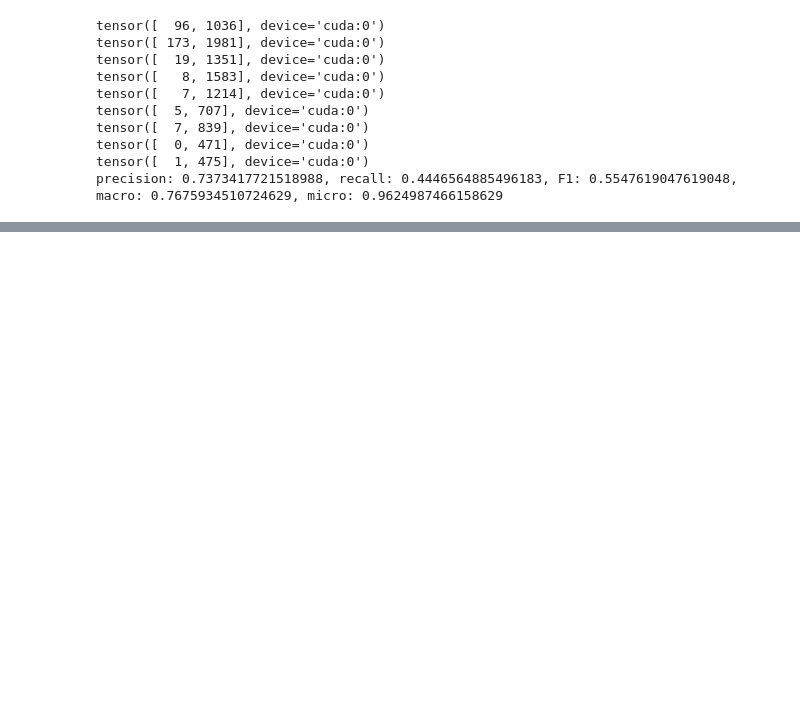
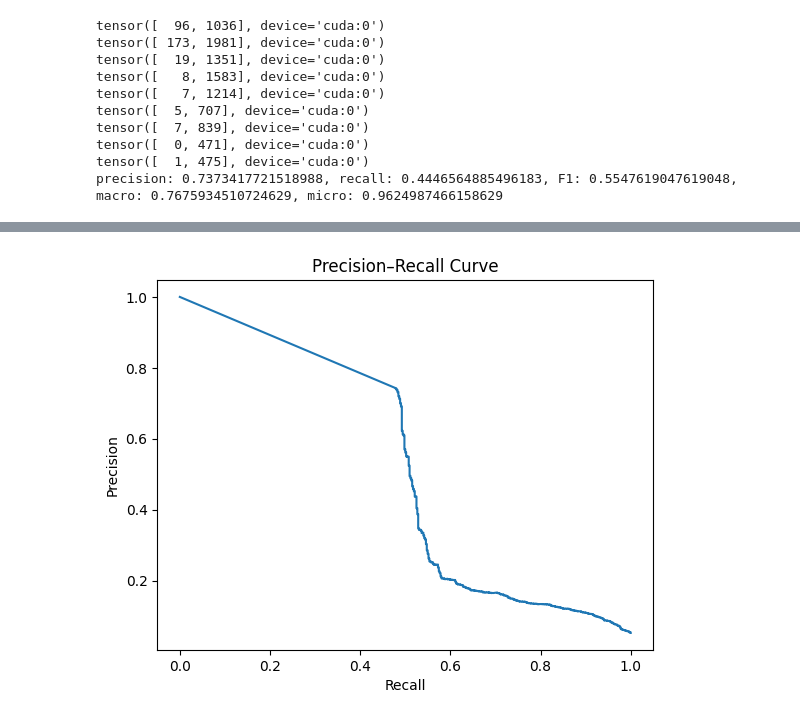
Before and after one commit to strojanski/CS244W-Fraud-Detection, a Jupyter notebook: src/jupyter/supervised_learning.ipynb, the cells around one changed output, grey strips where cells are left out. Cells and saved outputs as stored; diff of their text form; code cells hidden in the pictures; blank space fills up the shorter version.

```diff
--- a/src/jupyter/supervised_learning.ipynb
+++ b/src/jupyter/supervised_learning.ipynb
@@ -727,0 +946,7 @@ F1:  0.7905449770190414
+# %%
+train_loader, val_loader, test_loader = load_data("batch")
+m = SAGE_with_neighborhood(183, 128, 2, 3, torch.nn.functional.relu, 0.5, k_hops=3)
+m.load_state_dict(torch.load("GCN_best_f1_sage_neighborhood_model_weights.pth", weights_only=True))
+m.to(device)
+
+test(m, test_loader, NLLLoss(), full_report=True)
@@ -727,0 +961,36 @@ F1:  0.7905449770190414
+# %%
+m.eval()
+
+all_y = []
+all_probs = []
+
+with torch.no_grad():
+    for batch in test_loader:
+        batch = batch.to(device)
+        out = m(batch.x, batch.edge_index)   # already softmaxed
+        y = batch.y
+
+        mask = y != 3
+        if mask.sum() == 0:
+            continue
+
+        y_remapped = (y[mask] - 1).long()
+        probs = out[mask][:, 0]   # positive class = 0
+
+        all_y.extend(y_remapped.cpu())
+        all_probs.extend(probs.cpu())
+precision, recall, _ = precision_recall_curve(
+    all_y,
+    all_probs,
+    pos_label=0
+)
+# %%
+import matplotlib.pyplot as plt
+
+plt.plot(recall, precision)
+plt.xlabel("Recall")
+plt.ylabel("Precision")
+plt.title("Precision–Recall Curve")
+plt.savefig("PRCurve")
+# %% [output]
+[figure, added]
```
Also changed, not shown: parts of 46 cells of this notebook, 15 other files.
